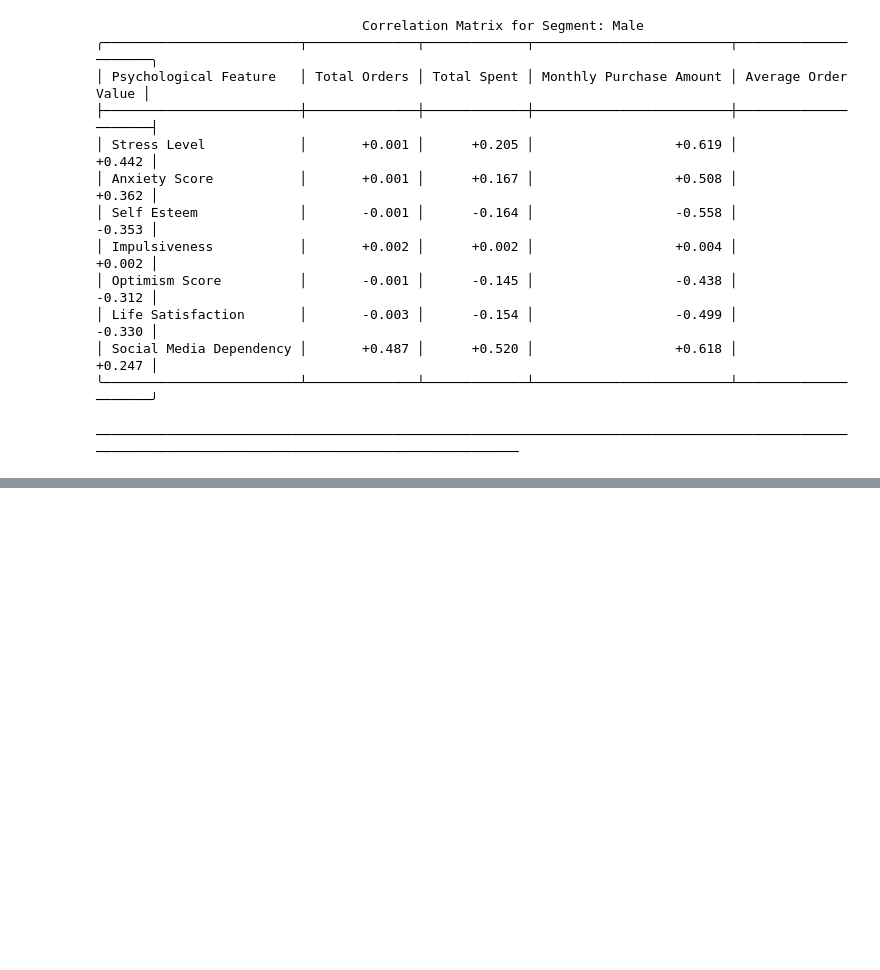
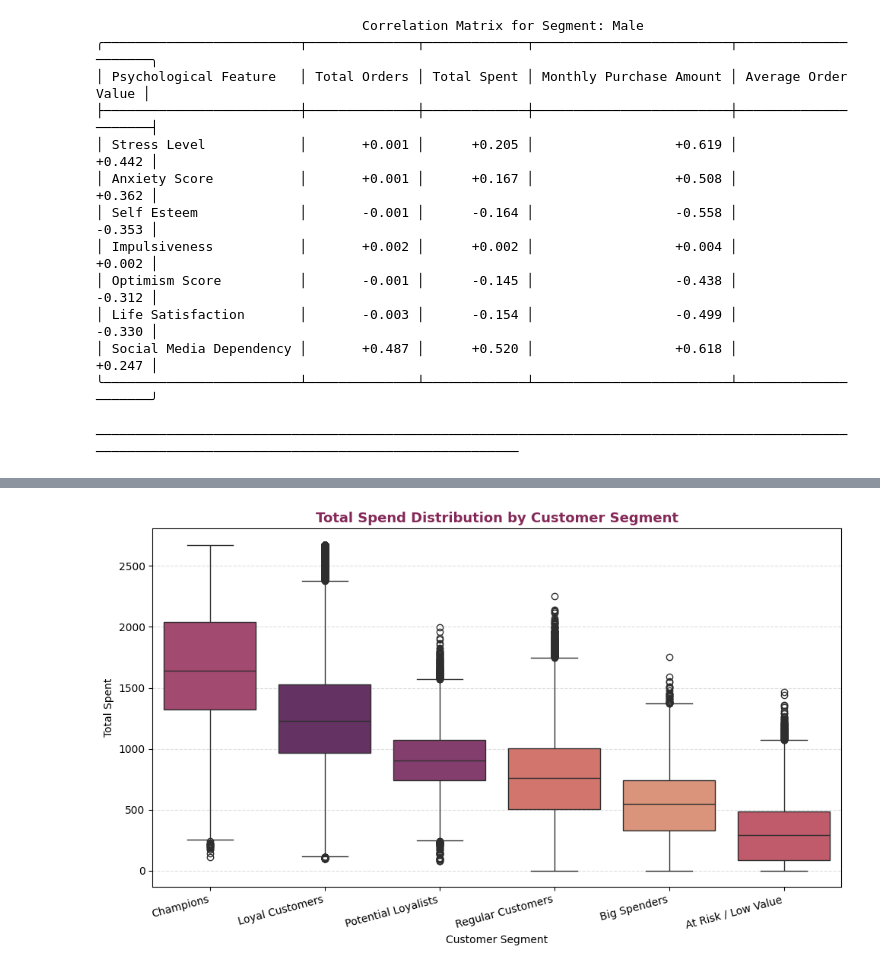
Before and after one commit to Sara-xv/Customer-Psychology-Sales, a Jupyter notebook: i.ipynb, the cells around one changed output, grey strips where cells are left out. Drawn from its saved outputs; the diff is of its cells as text; code cells hidden in the pictures; blank space fills up the shorter version.

```diff
--- a/i.ipynb
+++ b/i.ipynb
@@ -973,0 +1463,30 @@ analyze_segmented_correlation(
+# %%
+# 2) Boxplot — total_spent distribution within each Customer_Segment
+
+segment_order = (
+    data.groupby("Customer_Segment")["total_spent"].mean().sort_values(ascending=False).index
+)
+
+plt.figure(figsize=(10, 6))
+sns.boxplot(
+    data=data,
+    x="Customer_Segment",
+    y="total_spent",
+    order=segment_order,
+    hue="Customer_Segment",
+    legend=False,
+    palette="flare",
+)
+plt.title(
+    "Total Spend Distribution by Customer Segment",
+    fontsize=13, fontweight="bold", color=HEADER,
+)
+plt.xlabel("Customer Segment")
+plt.ylabel("Total Spent")
+plt.xticks(rotation=15, ha="right")
+plt.grid(axis="y", linestyle="--", alpha=0.4)
+plt.tight_layout()
+plt.savefig("Report/spend_by_segment_boxplot.png", dpi=300, facecolor="white")
+plt.show()
+# %% [output]
+[figure, added]
```
Also changed, not shown: parts of 25 cells of this notebook, 11 other files.
